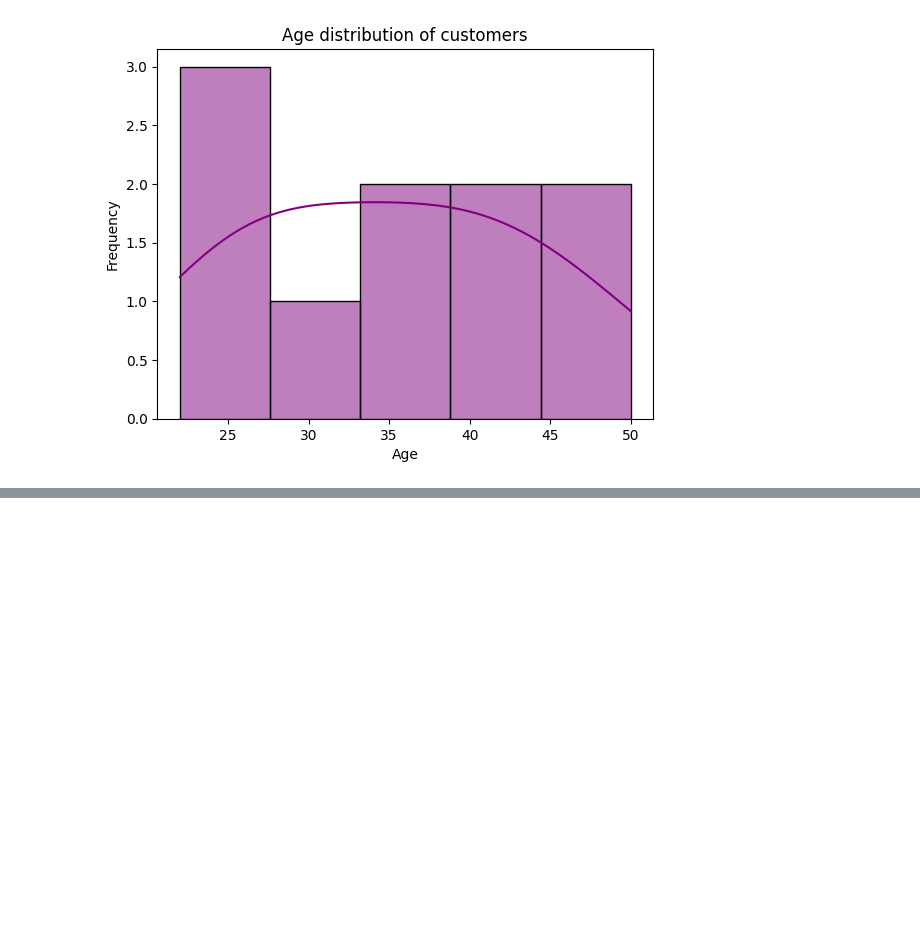
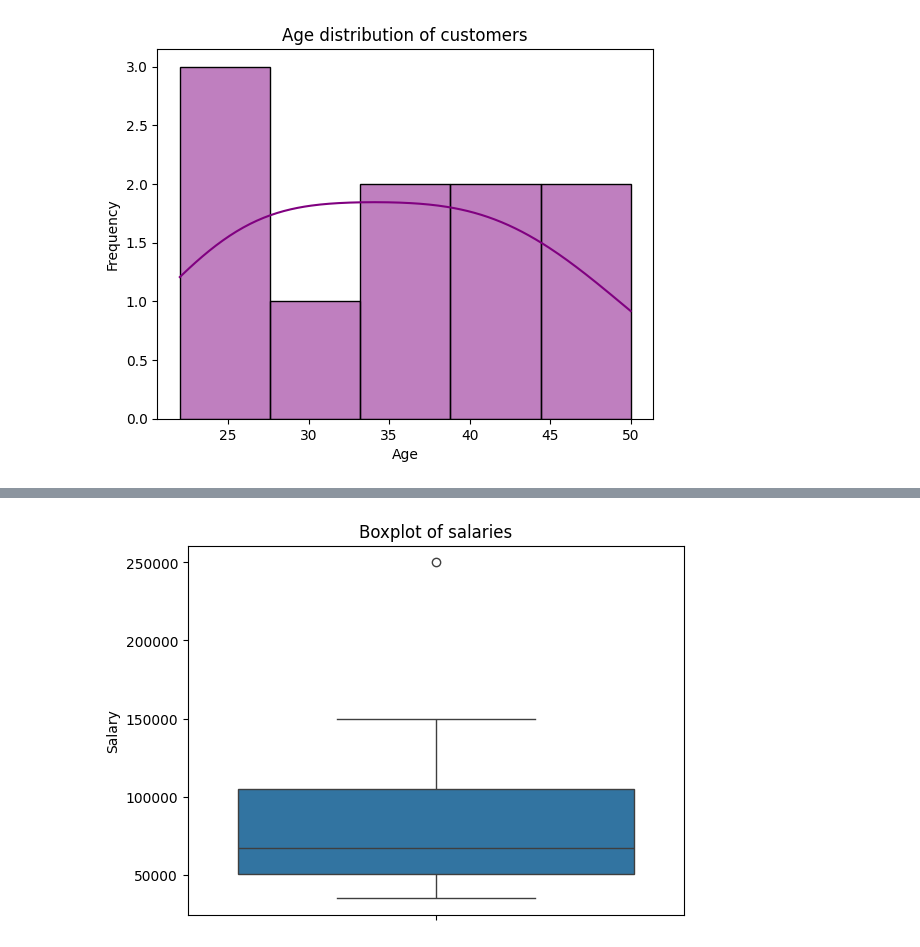
Before and after one commit to rfoliveira/ml-in-30-days, a Jupyter notebook: day4.ipynb, the cells around one changed output, grey strips where cells are left out. Drawn from its saved outputs; the diff is of its cells as text; code cells hidden in the pictures; blank space fills up the shorter version.

```diff
--- a/day4.ipynb
+++ b/day4.ipynb
@@ -68,0 +75,18 @@ plt.show()
+# %%
+# Creating a Boxplot to Identify Outliers
+import seaborn as sns
+import matplotlib.pyplot as plt
+
+# Sample data
+data = {'Salary': [35000, 42000, 50000, 52000, 60000, 75000, 90000, 110000, 150000, 250000]}
+df = pd.DataFrame(data)
+
+# Create the boxplot
+sns.boxplot(y=df['Salary'])
+plt.title('Boxplot of salaries')
+plt.show()
+
+# The boxplot helps us visualize the spread of salaries and identify any outliers that may exist.
+# If extreme values are observed, further investigation is needed to determine whether they should be removed or handled differently.
+# %% [output]
+[figure, added]
```
Also changed, not shown: parts of 5 cells of this notebook.
